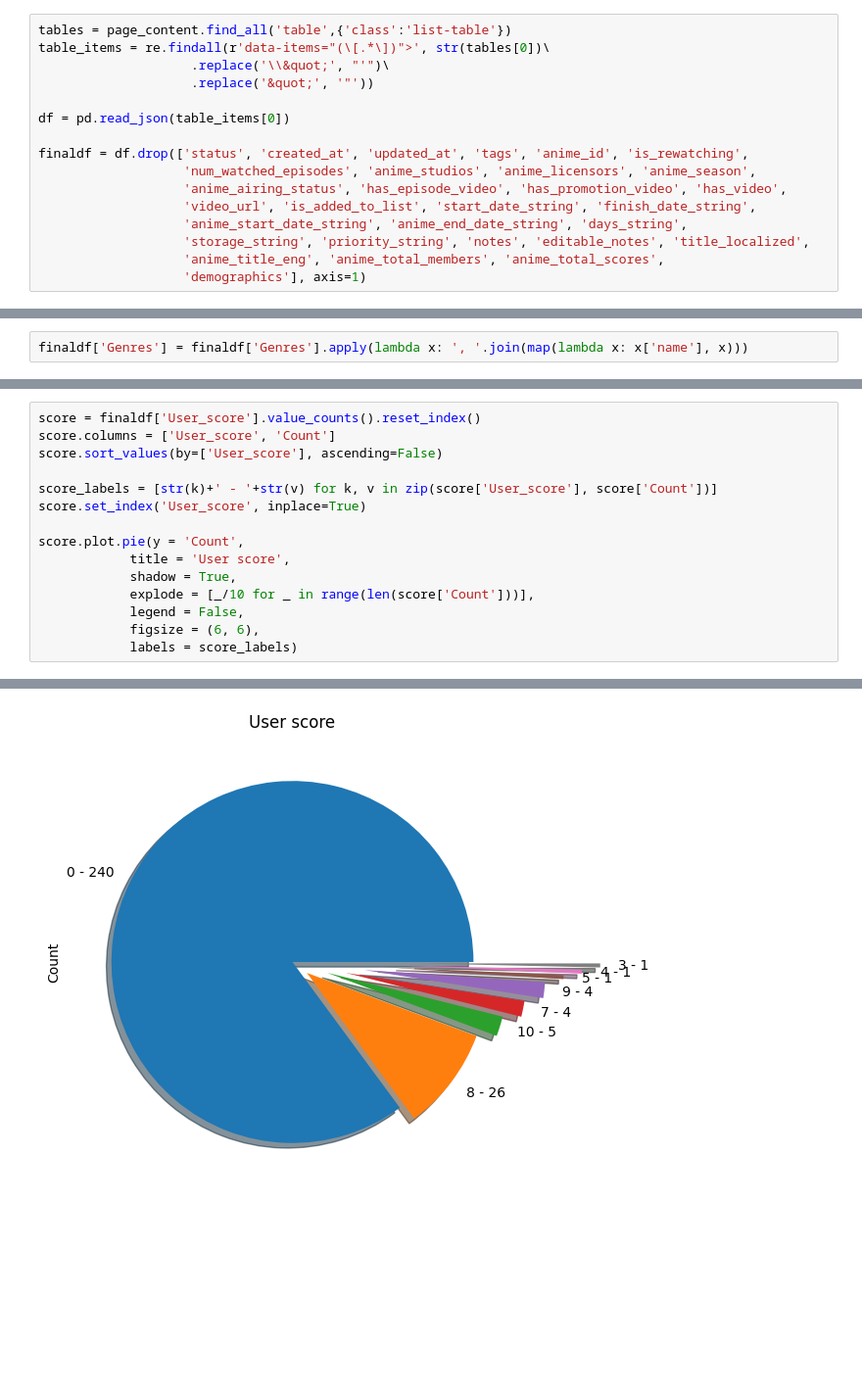
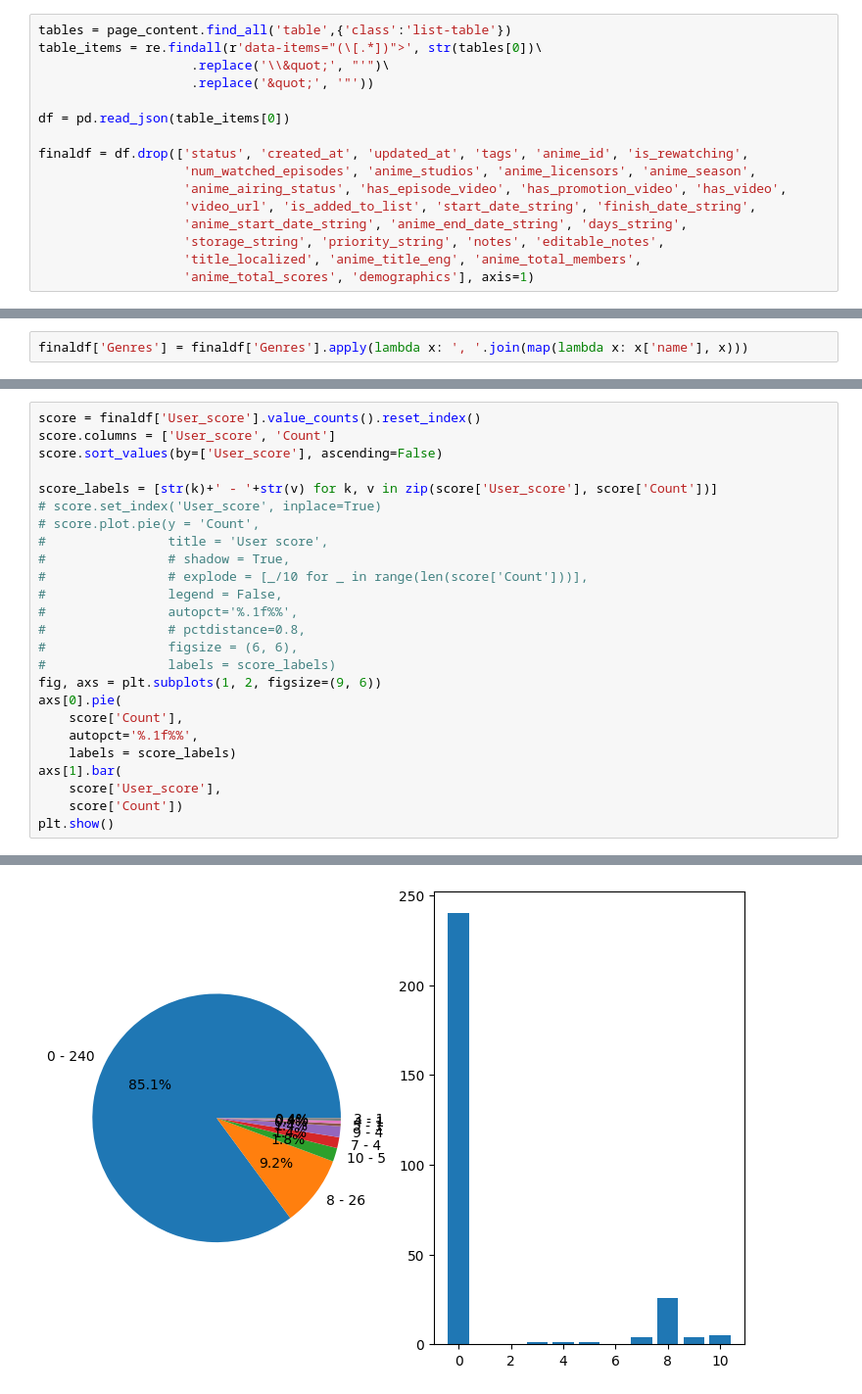
Before and after one commit to xzeqtr/MAL_parser, a Jupyter notebook: MAL.ipynb, the cells around one changed output, grey strips where cells are left out. Shown at 98% size. Drawn from its saved outputs; the diff is of its cells as text; blank space fills up the shorter version.

```diff
--- a/MAL.ipynb
+++ b/MAL.ipynb
@@ -24,7 +25,7 @@ except:
     sys.exit()
 # %%
 tables = page_content.find_all('table',{'class':'list-table'})
-table_items = re.findall(r'data-items="(\[.*\])">', str(tables[0])\
+table_items = re.findall(r'data-items="(\[.*])">', str(tables[0])\
                     .replace('\\&quot;', "'")\
                     .replace('&quot;', '"'))
 
@@ -35,9 +36,9 @@ finaldf = df.drop(['status', 'created_at', 'updated_at', 'tags', 'anime_id', 'is
                    'anime_airing_status', 'has_episode_video', 'has_promotion_video', 'has_video',
                    'video_url', 'is_added_to_list', 'start_date_string', 'finish_date_string',
                    'anime_start_date_string', 'anime_end_date_string', 'days_string',
-                   'storage_string', 'priority_string', 'notes', 'editable_notes', 'title_localized',
-                   'anime_title_eng', 'anime_total_members', 'anime_total_scores',
-                   'demographics'], axis=1)
+                   'storage_string', 'priority_string', 'notes', 'editable_notes',
+                   'title_localized', 'anime_title_eng', 'anime_total_members',
+                   'anime_total_scores', 'demographics'], axis=1)
 # %%
 finaldf.rename(columns={
     "score":"User_score",
@@ -73,13 +77,23 @@ score.columns = ['User_score', 'Count']
 score.sort_values(by=['User_score'], ascending=False)
 
 score_labels = [str(k)+' - '+str(v) for k, v in zip(score['User_score'], score['Count'])]
-score.set_index('User_score', inplace=True)
-
-score.plot.pie(y = 'Count',
-            title = 'User score',
-            shadow = True,
-            explode = [_/10 for _ in range(len(score['Count']))],
-            legend = False,
-            figsize = (6, 6),
-            labels = score_labels)
+# score.set_index('User_score', inplace=True)
+# score.plot.pie(y = 'Count',
+#                title = 'User score',
+#                # shadow = True,
+#                # explode = [_/10 for _ in range(len(score['Count']))],
+#                legend = False,
+#                autopct='%.1f%%',
+#                # pctdistance=0.8,
+#                figsize = (6, 6),
+#                labels = score_labels)
+fig, axs = plt.subplots(1, 2, figsize=(9, 6))
+axs[0].pie(
+    score['Count'],
+    autopct='%.1f%%',
+    labels = score_labels)
+axs[1].bar(
+    score['User_score'],
+    score['Count'])
+plt.show()
 # %% [output]
@@ -87 +100 @@ score.plot.pie(y = 'Count',
-[figure, old version]
+[figure, new version]
```
Also changed, not shown: parts of 5 cells of this notebook, 1 other file.
